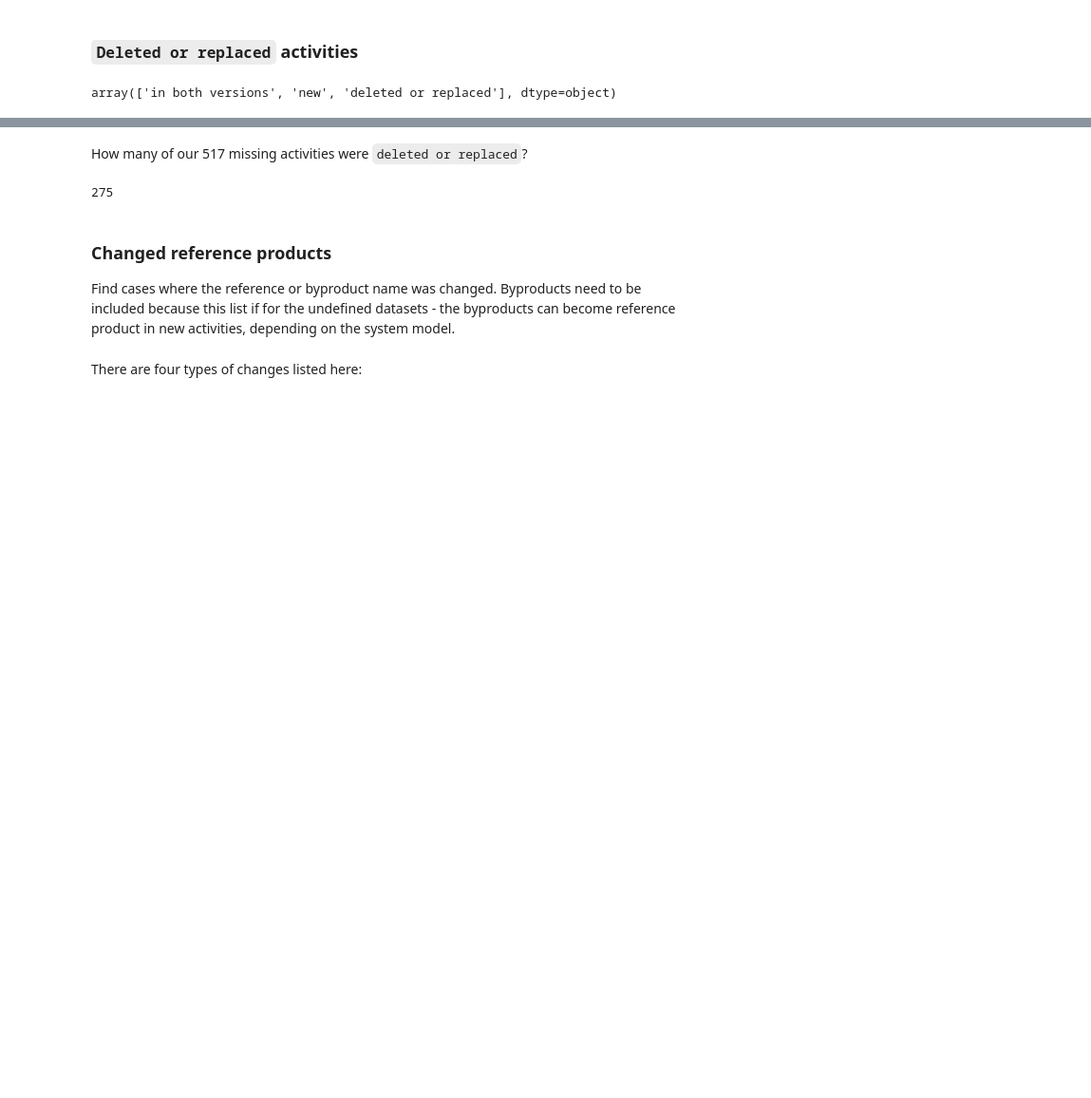
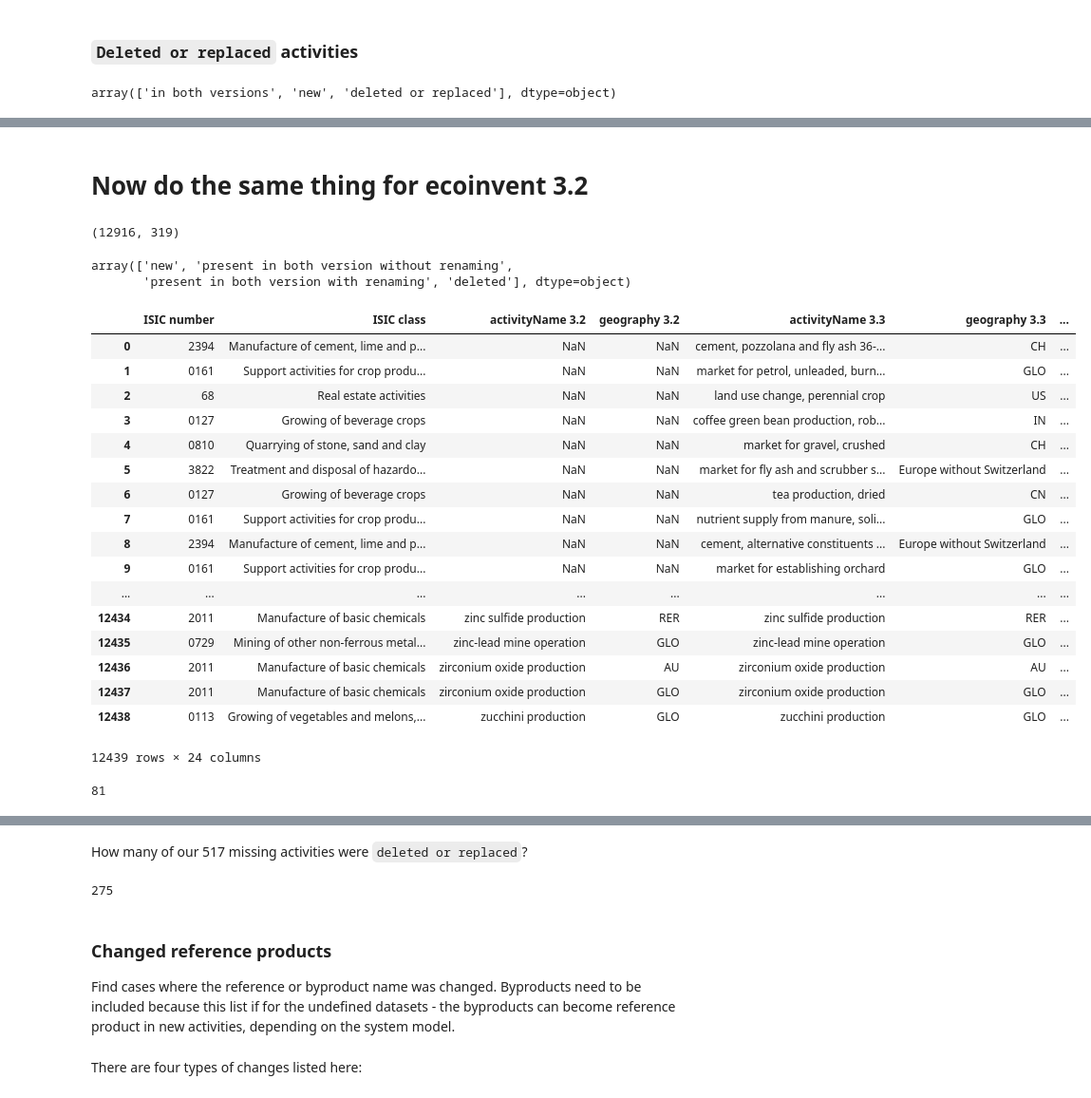
Before and after one commit to brightway-lca/brightway2, a Jupyter notebook: notebooks/Creating Ecoinvent 3 migrations.ipynb, the cells around one changed output, grey strips where cells are left out. Shown: that part at 95% size. Saved outputs shown, nothing was run; the diff lists cells and outputs as text; code cells hidden in the pictures; blank space fills up the shorter version.

```diff
--- a/notebooks/Creating Ecoinvent 3 migrations.ipynb
+++ b/notebooks/Creating Ecoinvent 3 migrations.ipynb
@@ -125,0 +378,4 @@ overview
+# %% [markdown]
+# Now do the same thing for ecoinvent 3.2
+# %%
+overview = pd.read_excel("ecoinvent 3.2-3.3.xlsx", "overview")
@@ -125,0 +384,35 @@ overview
+# %%
+len(data_32), len(data_32.difference(data_33))
+# %% [output]
+(12916, 319)
+# %%
+overview['status'].unique()
+# %% [output]
+array(['new', 'present in both version without renaming',
+       'present in both version with renaming', 'deleted'], dtype=object)
+# %%
+overview
+# %% [output]
+|  | ISIC number | ISIC class | activityName 3.2 | geography 3.2 | activityName 3.3 | geography 3.3 | ... |
+| 0 | 2394 | Manufacture of cement, lime and p... | NaN | NaN | cement, pozzolana and fly ash 36-... | CH | ... |
+| 1 | 0161 | Support activities for crop produ... | NaN | NaN | market for petrol, unleaded, burn... | GLO | ... |
+| 2 | 68 | Real estate activities | NaN | NaN | land use change, perennial crop | US | ... |
+| 3 | 0127 | Growing of beverage crops | NaN | NaN | coffee green bean production, rob... | IN | ... |
+| 4 | 0810 | Quarrying of stone, sand and clay | NaN | NaN | market for gravel, crushed | CH | ... |
+| 5 | 3822 | Treatment and disposal of hazardo... | NaN | NaN | market for fly ash and scrubber s... | Europe without Switzerland | ... |
+| 6 | 0127 | Growing of beverage crops | NaN | NaN | tea production, dried | CN | ... |
+| 7 | 0161 | Support activities for crop produ... | NaN | NaN | nutrient supply from manure, soli... | GLO | ... |
+| 8 | 2394 | Manufacture of cement, lime and p... | NaN | NaN | cement, alternative constituents ... | Europe without Switzerland | ... |
+| 9 | 0161 | Support activities for crop produ... | NaN | NaN | market for establishing orchard | GLO | ... |
+| ... | ... | ... | ... | ... | ... | ... | ... |
+| 12434 | 2011 | Manufacture of basic chemicals | zinc sulfide production | RER | zinc sulfide production | RER | ... |
+| 12435 | 0729 | Mining of other non-ferrous metal... | zinc-lead mine operation | GLO | zinc-lead mine operation | GLO | ... |
+| 12436 | 2011 | Manufacture of basic chemicals | zirconium oxide production | AU | zirconium oxide production | AU | ... |
+| 12437 | 2011 | Manufacture of basic chemicals | zirconium oxide production | GLO | zirconium oxide production | GLO | ... |
+| 12438 | 0113 | Growing of vegetables and melons,... | zucchini production | GLO | zucchini production | GLO | ... |
+12439 rows × 24 columns
+# %%
+renamed_mask = overview['status'] == 'present in both version with renaming'
+renamed_mask.sum()
+# %% [output]
+81
```
Also changed, not shown: parts of 42 cells of this notebook, 2 other files.
